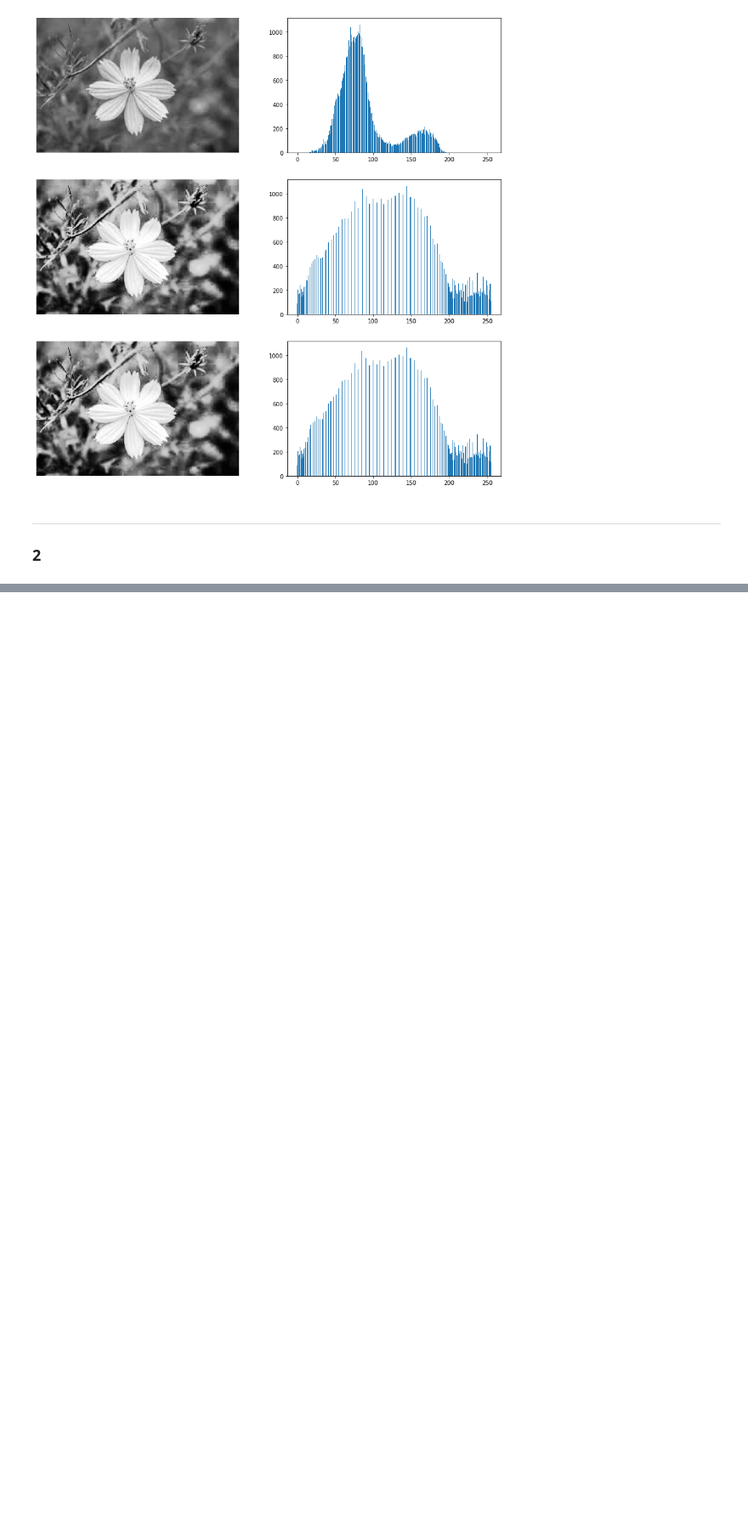
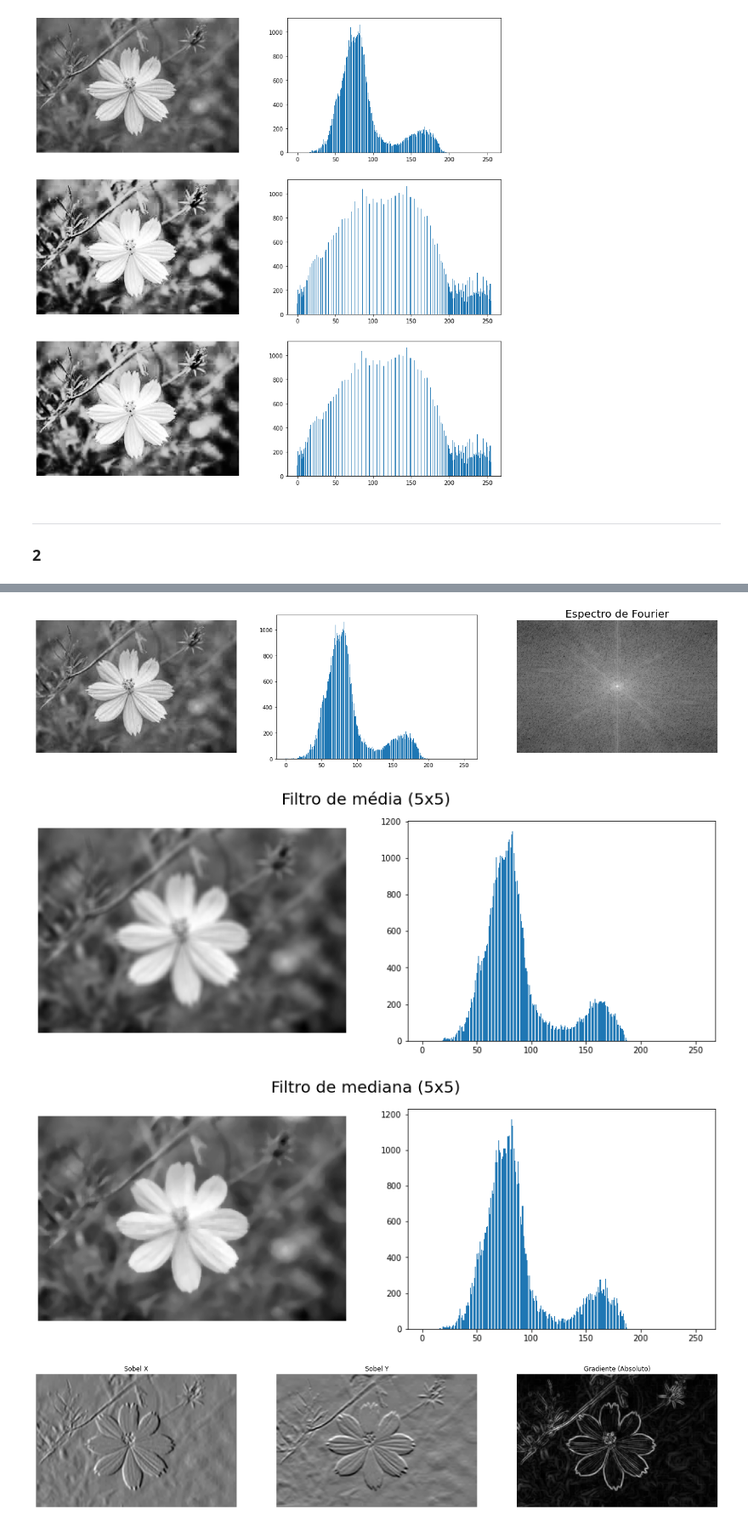
Before and after one commit to phdomingues/FEI-PhD_Masters-Subjects, a Jupyter notebook: ComputerVision/Atv01.ipynb, the cells around one changed output, grey strips where cells are left out. Shown at 85% size. Saved outputs shown, nothing was run; the diff lists cells and outputs as text; code cells hidden in the pictures; blank space fills up the shorter version.

```diff
--- a/ComputerVision/Atv01.ipynb
+++ b/ComputerVision/Atv01.ipynb
@@ -117,0 +151,50 @@ show_image(result)
+# %%
+f = np.fft.fft2(img)
+fshift = np.fft.fftshift(f)
+magnitude_spectrum = 20*np.log(np.abs(fshift))
+
+# Espectro de fourier
+fig, ax = plt.subplots(1,3, figsize=(23,5))
+ax[2].set_title('Espectro de Fourier', fontsize=20)
+show_image(img, ax[0])
+plot_histogram(histogram(img), ax=ax[1])
+show_image(magnitude_spectrum, ax[2])
+
+# fshift[len(img)-5000:len(img)+5000, len(img[0])-5000:len(img[0])+5000] = 0
+# f_ishift= np.fft.ifftshift(img - fshift).astype(float)
+# show_image(f_ishift)
+
+# Filtro de media
+fig, ax = plt.subplots(1,2, figsize=(15,5))
+fig.suptitle('Filtro de média (5x5)', fontsize=20)
+blured_img = cv2.blur(img,(5,5))
+show_image(blured_img, ax[0])
+plot_histogram(histogram(blured_img), ax=ax[1])
+
+# Filtro de mediana
+fig, ax = plt.subplots(1,2, figsize=(15,5))
+fig.suptitle('Filtro de mediana (5x5)', fontsize=20)
+blured_img = cv2.medianBlur(img,5)
+show_image(blured_img, ax[0])
+plot_histogram(histogram(blured_img), ax=ax[1])
+
+# Filtro de Sobel
+fig, ax = plt.subplots(1,3, figsize=(23,5))
+sobelx = cv2.Sobel(img,cv2.CV_64F,1,0,ksize=5)  # x
+sobely = cv2.Sobel(img,cv2.CV_64F,0,1,ksize=5)  # y
+edges = filters.sobel(img)
+abs_sobel= np.absolute(edges)
+show_image(sobelx, ax=ax[0]); ax[0].set_title("Sobel X")
+show_image(sobely, ax=ax[1]); ax[1].set_title("Sobel Y")
+show_image(abs_sobel, ax=ax[2]); ax[2].set_title("Gradiente (Absoluto)")
+
+# Filtro Gaussiano
+fig, ax = plt.subplots(1,2, figsize=(15,5))
+blured_img = cv2.GaussianBlur(img,(5,5),0)
+show_image(blured_img, ax=ax[0]); ax[0].set_title("Filtro Gaussiano (5x5)")
+plot_histogram(histogram(blured_img), ax=ax[1])
+# %% [output]
+[figure, added]
+[figure, added]
+[figure, added]
+[figure, added]
```
Also changed, not shown: parts of 9 cells of this notebook, 3 other files.
